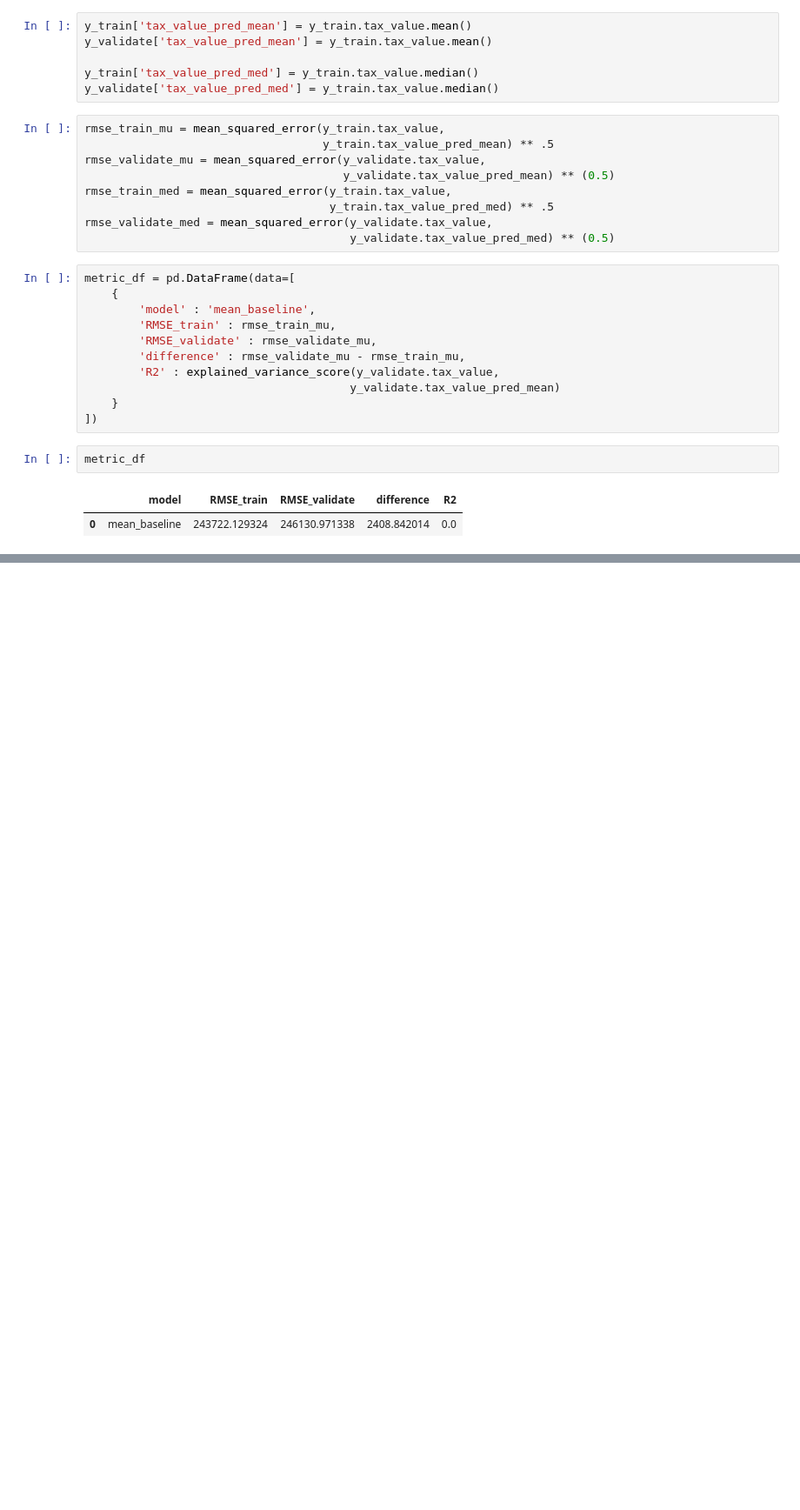
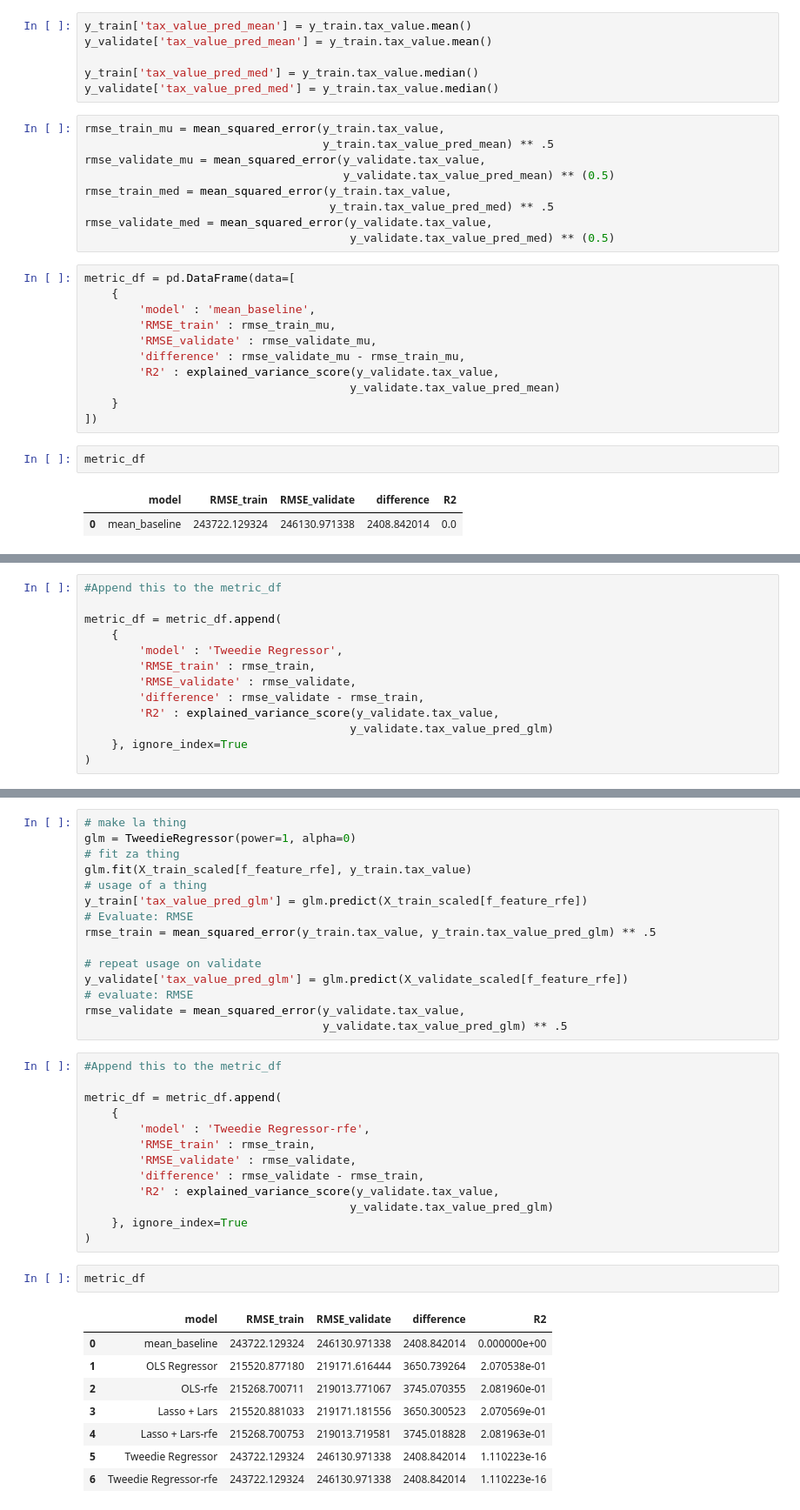
Before and after one commit to Adam-Harris87/regression-project, a Jupyter notebook: modeling.ipynb, the cells around one changed output, grey strips where cells are left out. Shown: that part at 87% size. Drawn from its saved outputs; the diff is of its cells as text; blank space fills up the shorter version.

```diff
--- a/modeling.ipynb
+++ b/modeling.ipynb
@@ -112,0 +263,13 @@ NameError: name 'X_validate' is not defined
+# %%
+#Append this to the metric_df
+
+metric_df = metric_df.append(
+    {
+        'model' : 'Tweedie Regressor',
+        'RMSE_train' : rmse_train,
+        'RMSE_validate' : rmse_validate,
+        'difference' : rmse_validate - rmse_train,
+        'R2' : explained_variance_score(y_validate.tax_value,
+                                       y_validate.tax_value_pred_glm)
+    }, ignore_index=True
+)
@@ -112,0 +286,39 @@ NameError: name 'X_validate' is not defined
+# %%
+# make la thing
+glm = TweedieRegressor(power=1, alpha=0)
+# fit za thing
+glm.fit(X_train_scaled[f_feature_rfe], y_train.tax_value)
+# usage of a thing
+y_train['tax_value_pred_glm'] = glm.predict(X_train_scaled[f_feature_rfe])
+# Evaluate: RMSE
+rmse_train = mean_squared_error(y_train.tax_value, y_train.tax_value_pred_glm) ** .5
+
+# repeat usage on validate
+y_validate['tax_value_pred_glm'] = glm.predict(X_validate_scaled[f_feature_rfe])
+# evaluate: RMSE
+rmse_validate = mean_squared_error(y_validate.tax_value,
+                                   y_validate.tax_value_pred_glm) ** .5
+# %%
+#Append this to the metric_df
+
+metric_df = metric_df.append(
+    {
+        'model' : 'Tweedie Regressor-rfe',
+        'RMSE_train' : rmse_train,
+        'RMSE_validate' : rmse_validate,
+        'difference' : rmse_validate - rmse_train,
+        'R2' : explained_variance_score(y_validate.tax_value,
+                                       y_validate.tax_value_pred_glm)
+    }, ignore_index=True
+)
+# %%
+metric_df
+# %% [output]
+|  | model | RMSE_train | RMSE_validate | difference | R2 |
+| 0 | mean_baseline | 243722.129324 | 246130.971338 | 2408.842014 | 0.000000e+00 |
+| 1 | OLS Regressor | 215520.877180 | 219171.616444 | 3650.739264 | 2.070538e-01 |
+| 2 | OLS-rfe | 215268.700711 | 219013.771067 | 3745.070355 | 2.081960e-01 |
+| 3 | Lasso + Lars | 215520.881033 | 219171.181556 | 3650.300523 | 2.070569e-01 |
+| 4 | Lasso + Lars-rfe | 215268.700753 | 219013.719581 | 3745.018828 | 2.081963e-01 |
+| 5 | Tweedie Regressor | 243722.129324 | 246130.971338 | 2408.842014 | 1.110223e-16 |
+| 6 | Tweedie Regressor-rfe | 243722.129324 | 246130.971338 | 2408.842014 | 1.110223e-16 |
```
Also changed, not shown: parts of 40 cells of this notebook.
